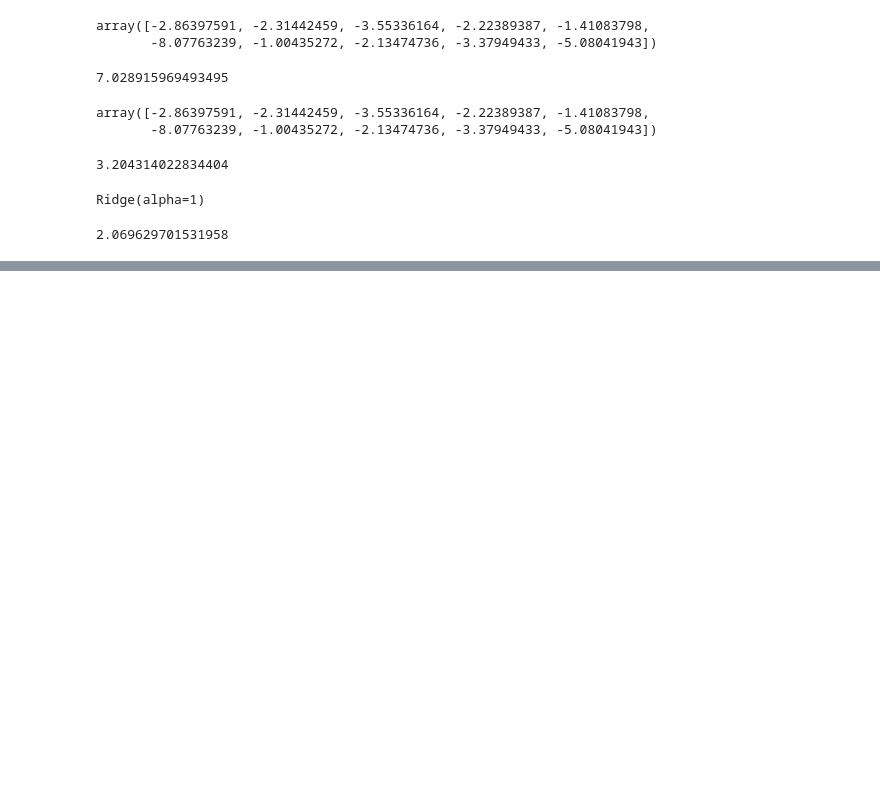
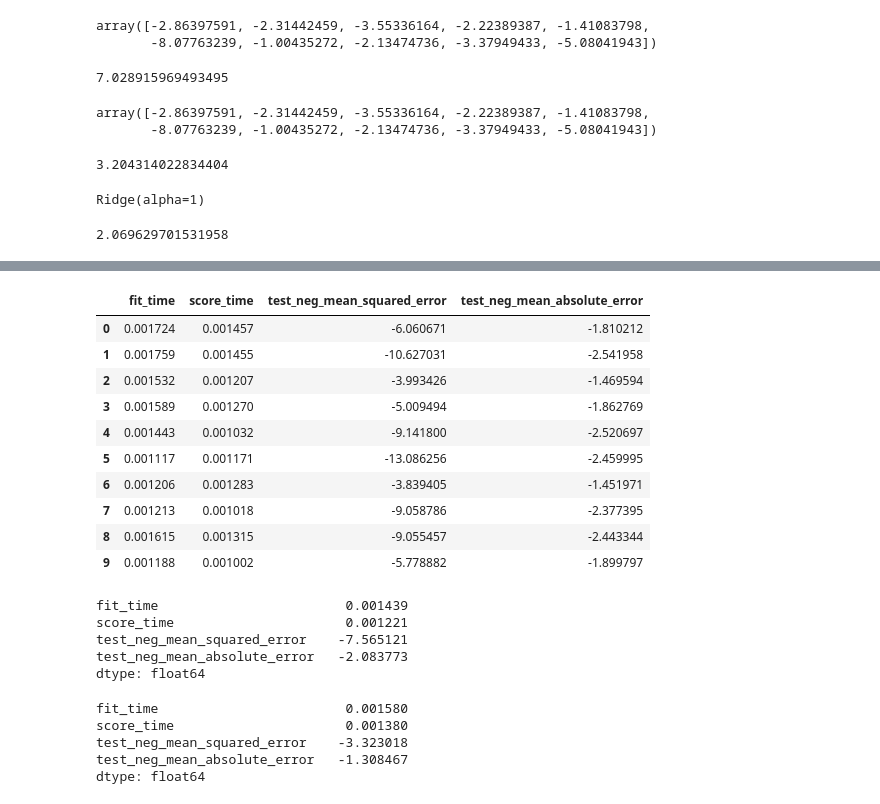
Before and after one commit to rostya-codes/Machine-Learning-Data-Science, a Jupyter notebook: Cross_Validation/p39.ipynb, the cells around one changed output, grey strips where cells are left out. Drawn from its saved outputs; the diff is of its cells as text; code cells hidden in the pictures; blank space fills up the shorter version.

Commit message:
cross_validate

```diff
--- a/Cross_Validation/p39.ipynb
+++ b/Cross_Validation/p39.ipynb
@@ -76,3 +76,18 @@ from sklearn.metrics import mean_squared_error
 mean_squared_error(y_test, y_final_test_pred)  # Так модель ведет себя на абсолютно новых данных
 # %% [output]
 2.069629701531958
+# %%
+## Создаём X и y
+X = df.drop('sales',axis=1)
+y = df['sales']
+
+# Разбиение на TRAIN и TEST
+from sklearn.model_selection import train_test_split
+X_train, X_test, y_train, y_test = train_test_split(X, y, test_size=0.3, random_state=101)
+
+# Масштабирование данных (SCALE)
+from sklearn.preprocessing import StandardScaler
+scaler = StandardScaler()
+scaler.fit(X_train)
+X_train = scaler.transform(X_train)
+X_test = scaler.transform(X_test)  # Hold out test set
@@ -78,0 +96,6 @@ mean_squared_error(y_test, y_final_test_pred)  # Так модель ведет
+# %%
+model = Ridge(alpha=100)
+# %%
+scores = cross_validate(model, X_train, y_train,
+                        scoring=['neg_mean_squared_error', 'neg_mean_absolute_error'],
+                        cv=10)
@@ -78,0 +114,24 @@ mean_squared_error(y_test, y_final_test_pred)  # Так модель ведет
+# %%
+scores = pd.DataFrame(scores)
+# %%
+scores
+# %% [output]
+|  | fit_time | score_time | test_neg_mean_squared_error | test_neg_mean_absolute_error |
+| 0 | 0.001724 | 0.001457 | -6.060671 | -1.810212 |
+| 1 | 0.001759 | 0.001455 | -10.627031 | -2.541958 |
+| 2 | 0.001532 | 0.001207 | -3.993426 | -1.469594 |
+| 3 | 0.001589 | 0.001270 | -5.009494 | -1.862769 |
+| 4 | 0.001443 | 0.001032 | -9.141800 | -2.520697 |
+| 5 | 0.001117 | 0.001171 | -13.086256 | -2.459995 |
+| 6 | 0.001206 | 0.001283 | -3.839405 | -1.451971 |
+| 7 | 0.001213 | 0.001018 | -9.058786 | -2.377395 |
+| 8 | 0.001615 | 0.001315 | -9.055457 | -2.443344 |
+| 9 | 0.001188 | 0.001002 | -5.778882 | -1.899797 |
+# %%
+scores.mean()
+# %% [output]
+fit_time                        0.001439
+score_time                      0.001221
+test_neg_mean_squared_error    -7.565121
+test_neg_mean_absolute_error   -2.083773
+dtype: float64
@@ -78,0 +146,8 @@ mean_squared_error(y_test, y_final_test_pred)  # Так модель ведет
+# %%
+scores.mean()
+# %% [output]
+fit_time                        0.001580
+score_time                      0.001380
+test_neg_mean_squared_error    -3.323018
+test_neg_mean_absolute_error   -1.308467
+dtype: float64
```
Also changed, not shown: parts of 8 cells of this notebook, 1 other file.
